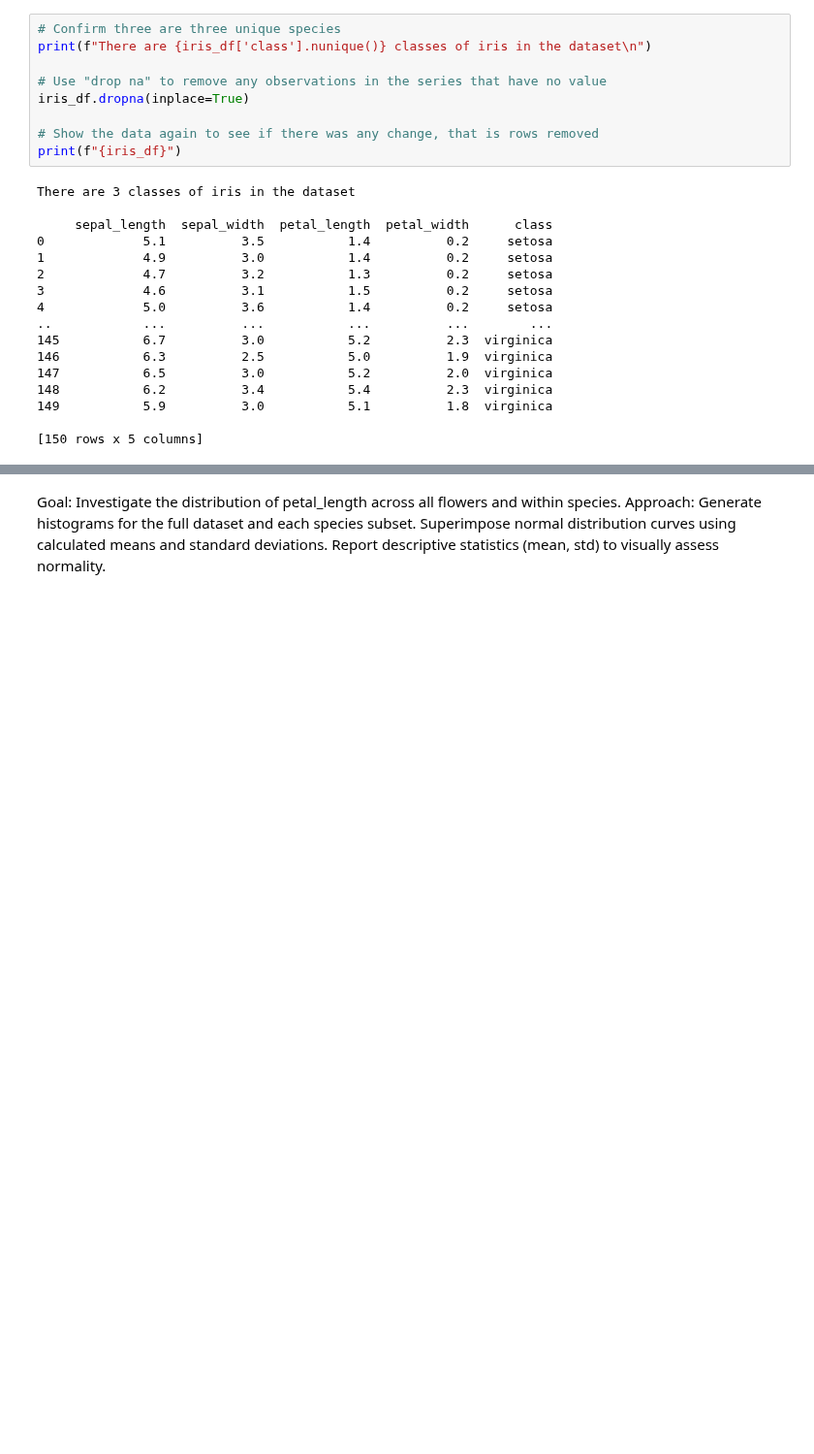
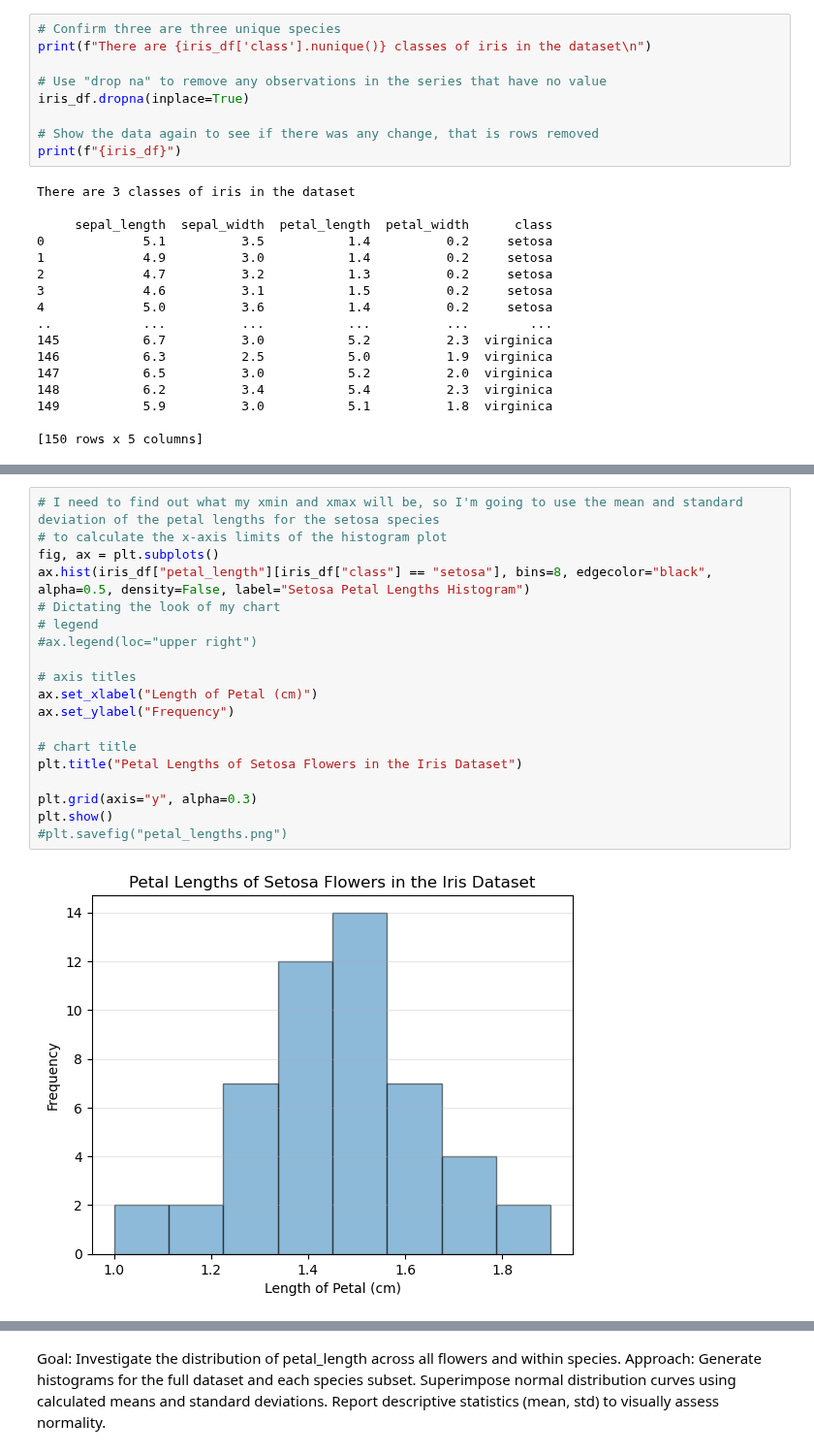
Before and after one commit to callagg2/applied_statistics, a Jupyter notebook: assessment/problems.ipynb, the cells around one changed output, grey strips where cells are left out. Shown at 97% size. Drawn from its saved outputs; the diff is of its cells as text; blank space fills up the shorter version.

```diff
--- a/assessment/problems.ipynb
+++ b/assessment/problems.ipynb
@@ -137,0 +226,21 @@ We
+# %%
+# I need to find out what my xmin and xmax will be, so I'm going to use the mean and standard deviation of the petal lengths for the setosa species
+# to calculate the x-axis limits of the histogram plot
+fig, ax = plt.subplots()
+ax.hist(iris_df["petal_length"][iris_df["class"] == "setosa"], bins=8, edgecolor="black", alpha=0.5, density=False, label="Setosa Petal Lengths Histogram")
+# Dictating the look of my chart
+# legend
+#ax.legend(loc="upper right")
+
+# axis titles
+ax.set_xlabel("Length of Petal (cm)")
+ax.set_ylabel("Frequency")
+
+# chart title
+plt.title("Petal Lengths of Setosa Flowers in the Iris Dataset")
+
+plt.grid(axis="y", alpha=0.3)
+plt.show()
+#plt.savefig("petal_lengths.png")
+# %% [output]
+[figure, added]
```
Also changed, not shown: parts of 34 cells of this notebook.
